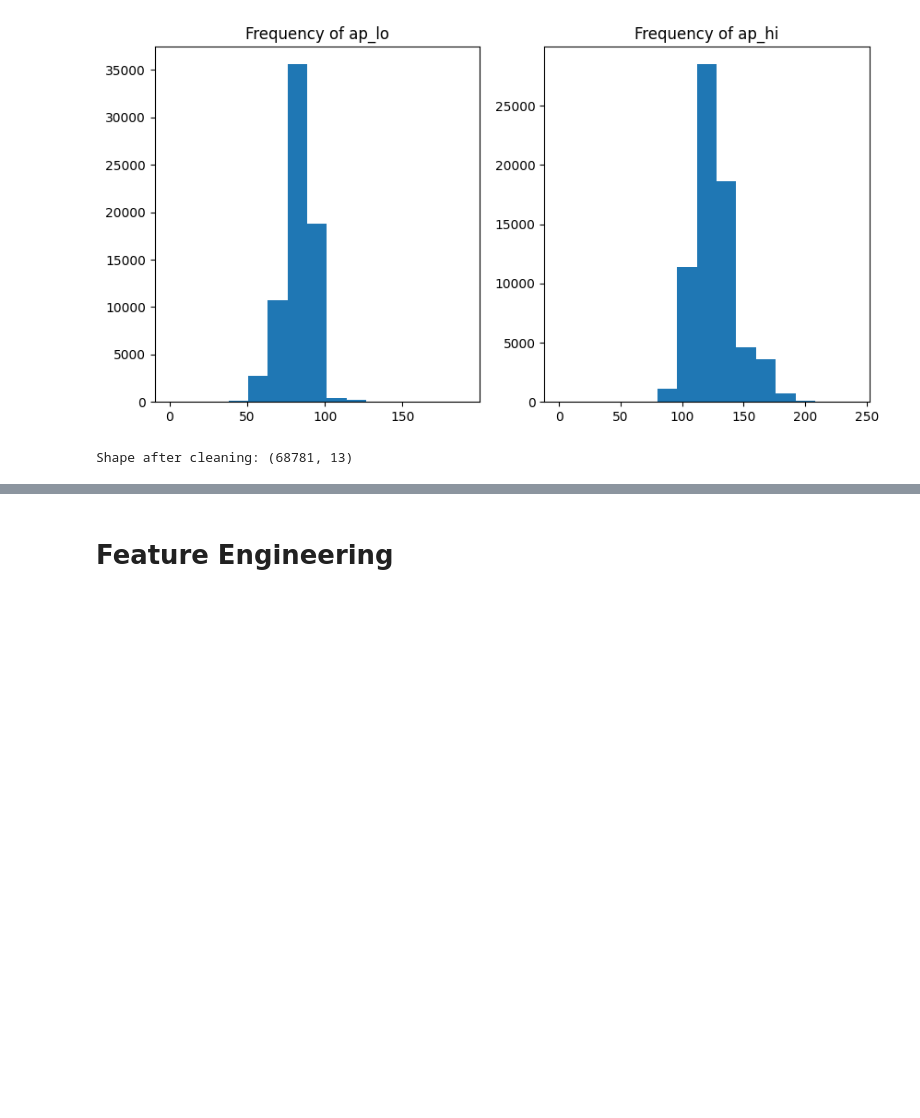
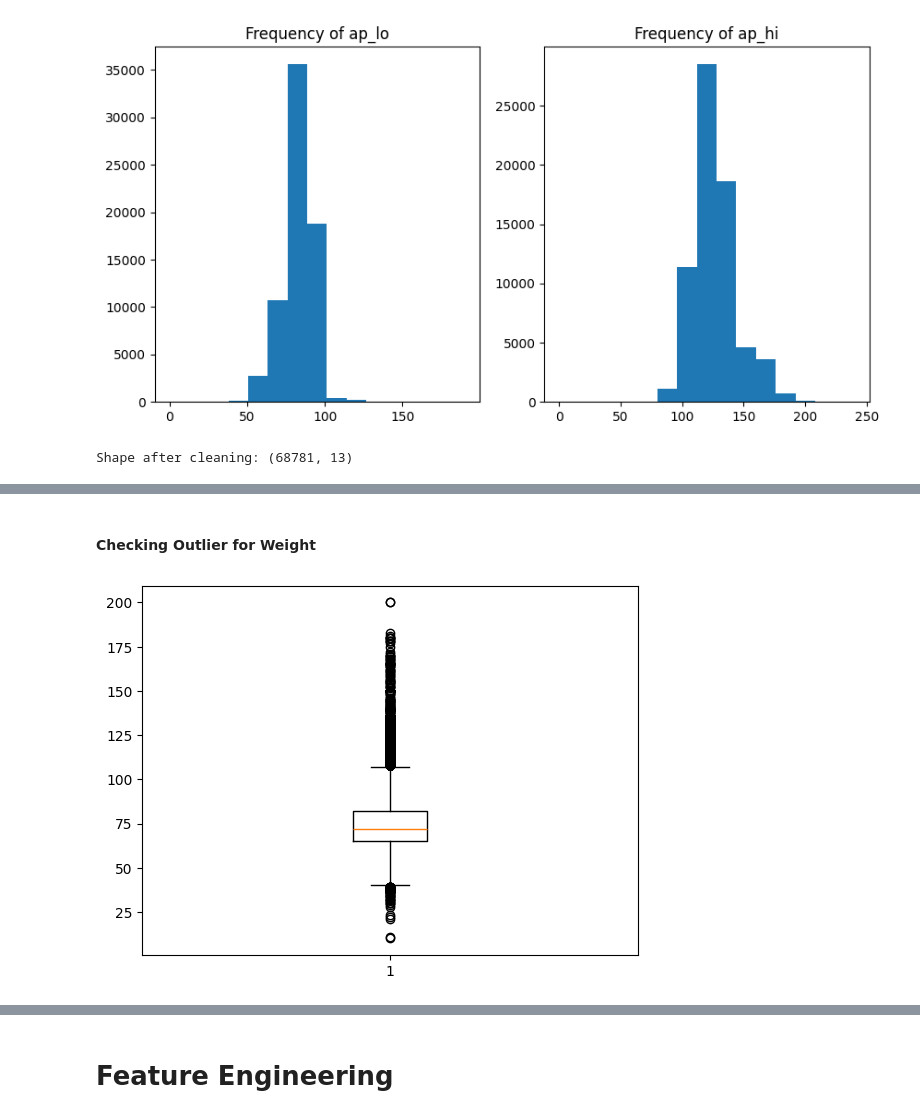
Before and after one commit to Ullas-Umesh/Cardiovascular-Disease-Prediction, a Jupyter notebook: notebooks/Data Cleaning and Processing.ipynb, the cells around one changed output, grey strips where cells are left out. Saved outputs shown, nothing was run; the diff lists cells and outputs as text; code cells hidden in the pictures; blank space fills up the shorter version.

```diff
--- a/notebooks/Data Cleaning and Processing.ipynb
+++ b/notebooks/Data Cleaning and Processing.ipynb
@@ -320,0 +328,7 @@ plt.show()
+# %% [markdown]
+#### Checking Outlier for Weight
+# %%
+plt.boxplot(df_cvd['weight'])
+plt.show()
+# %% [output]
+[figure, added]
```
Also changed, not shown: parts of 72 cells of this notebook, 6 other files.
